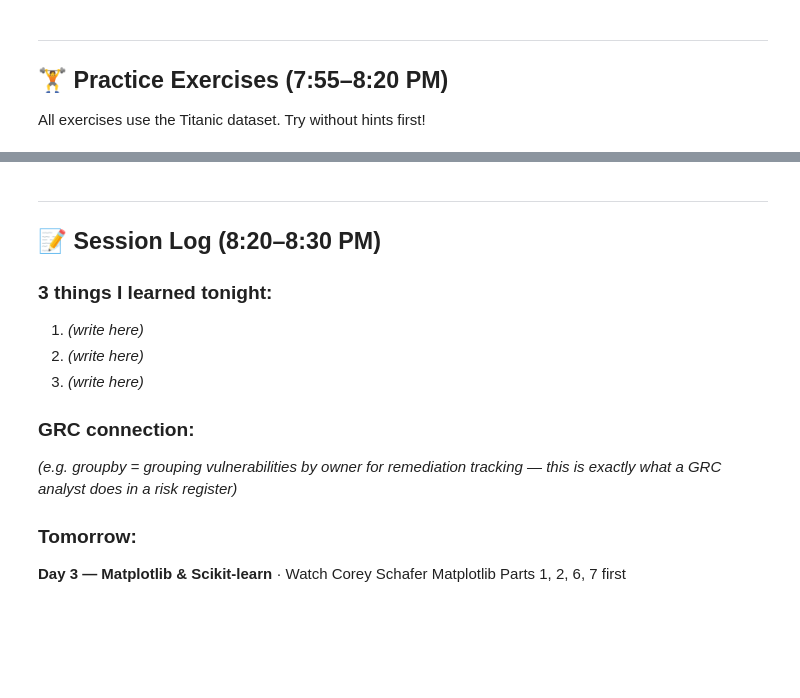
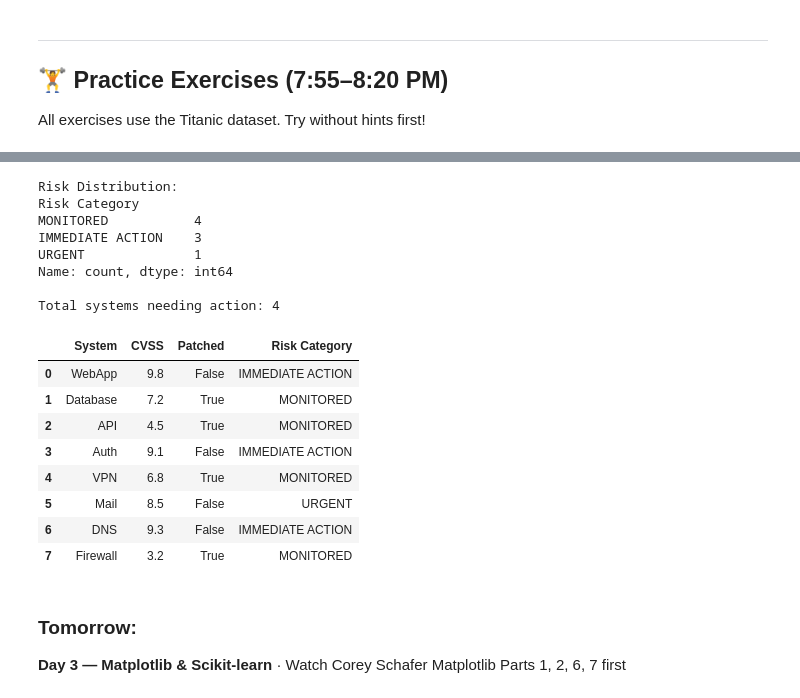
Before and after one commit to georgegiannakidis/uhart-ms-prep, a Jupyter notebook: Week1_Day2_Pandas.ipynb, the cells around one changed output, grey strips where cells are left out. Cells and saved outputs as stored; diff of their text form; code cells hidden in the pictures; blank space fills up the shorter version.

```diff
--- a/Week1_Day2_Pandas.ipynb
+++ b/Week1_Day2_Pandas.ipynb
@@ -285,32 +588,53 @@ print('Columns:', titanic.columns.tolist())
 # %%
 # ── Exercise 10 — GRC Bonus ──────────────────────────────────────
 # Create a 'Risk Category' column on the vuln DataFrame:
 # - Unpatched + CVSS >= 9 → 'IMMEDIATE ACTION'
 # - Unpatched + CVSS >= 7 → 'URGENT'
 # - Patched OR CVSS < 7   → 'MONITORED'
 # Then use value_counts() to show the risk distribution
 # And print total number of systems needing immediate or urgent action
 
 df = pd.DataFrame({
     'System':  ['WebApp','Database','API','Auth','VPN','Mail','DNS','Firewall'],
     'CVSS':    [9.8, 7.2, 4.5, 9.1, 6.8, 8.5, 9.3, 3.2],
     'Patched': [False, True, True, False, True, False, False, True]
 })
+
 # YOUR CODE HERE
+conditions = [
+    (~df['Patched']) & (df['CVSS'] >= 9.0),
+    (~df['Patched']) & (df['CVSS'] >= 7.0)
+]
+choices = ['IMMEDIATE ACTION', 'URGENT']
+df['Risk Category'] = np.select(conditions, choices, default='MONITORED')
+
+print('Risk Distribution:')
+print(df['Risk Category'].value_counts())
+
+action_needed = df[df['Risk Category'].isin(['IMMEDIATE ACTION', 'URGENT'])]
+print(f'\nTotal systems needing action: {len(action_needed)}')
+display(df)
+# %% [output]
+Risk Distribution:
+Risk Category
+MONITORED           4
+IMMEDIATE ACTION    3
+URGENT              1
+Name: count, dtype: int64
+
+Total systems needing action: 4
+|  | System | CVSS | Patched | Risk Category |
+| 0 | WebApp | 9.8 | False | IMMEDIATE ACTION |
+| 1 | Database | 7.2 | True | MONITORED |
+| 2 | API | 4.5 | True | MONITORED |
+| 3 | Auth | 9.1 | False | IMMEDIATE ACTION |
+| 4 | VPN | 6.8 | True | MONITORED |
+| 5 | Mail | 8.5 | False | URGENT |
+| 6 | DNS | 9.3 | False | IMMEDIATE ACTION |
+| 7 | Firewall | 3.2 | True | MONITORED |
-# %% [markdown]
----
-## 📝 Session Log (8:20–8:30 PM)
-
-### 3 things I learned tonight:
-1. *(write here)*
-2. *(write here)*
-3. *(write here)*
-
-### GRC connection:
-*(e.g. groupby = grouping vulnerabilities by owner for remediation tracking — this is exactly what a GRC analyst does in a risk register)*
-
-### Tomorrow:
-**Day 3 — Matplotlib & Scikit-learn** · Watch Corey Schafer Matplotlib Parts 1, 2, 6, 7 first
+# %% [markdown]
+### Tomorrow:
+**Day 3 — Matplotlib & Scikit-learn** · Watch Corey Schafer Matplotlib Parts 1, 2, 6, 7 first
 # %%
 # Answer Key — only after attempting!
 import numpy as np, pandas as pd
```
Also changed, not shown: parts of 30 cells of this notebook.
